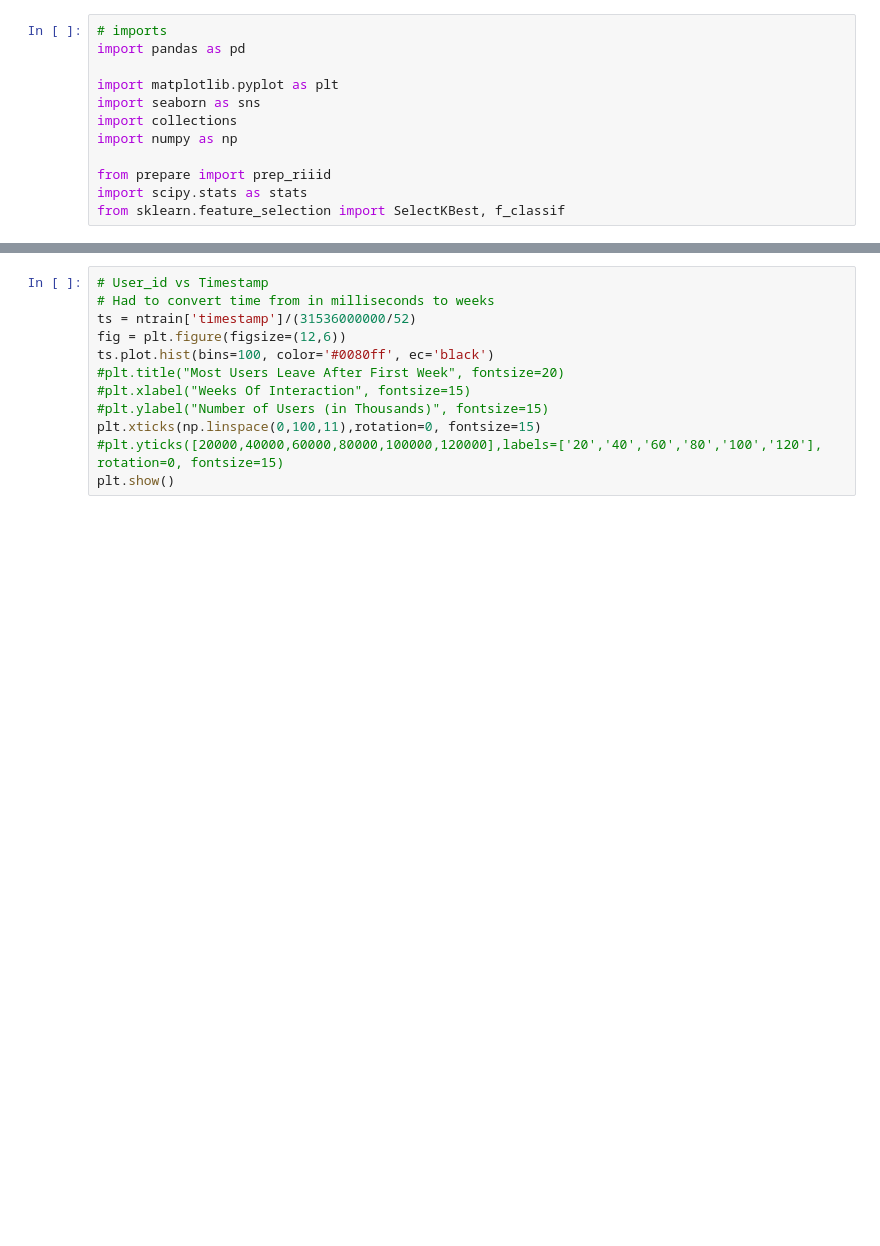
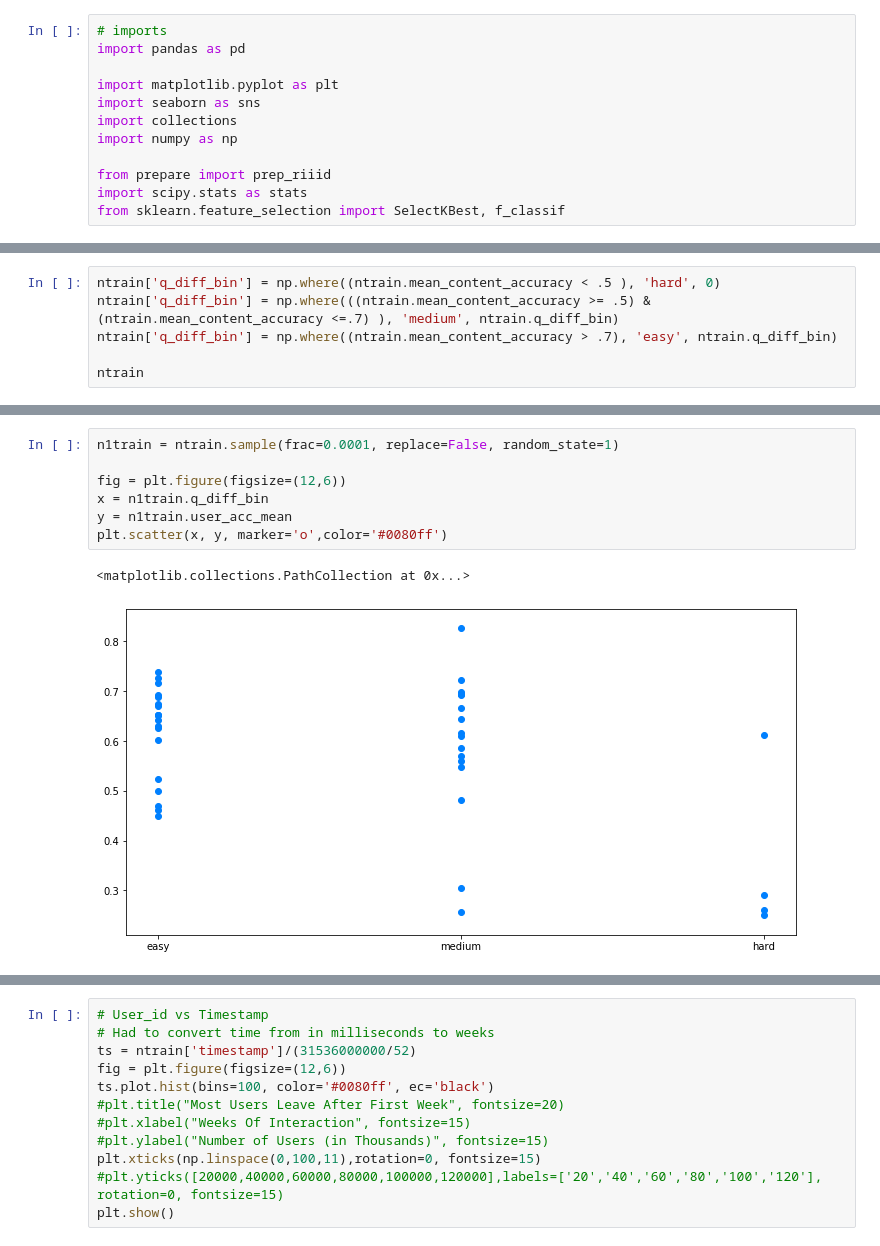
Before and after one commit to Riiid-Team/AI-Learning, a Jupyter notebook: MVP-Davila.ipynb, the cells around one changed output, grey strips where cells are left out. Cells and saved outputs as stored; diff of their text form; blank space fills up the shorter version.

```diff
--- a/MVP-Davila.ipynb
+++ b/MVP-Davila.ipynb
@@ -12,0 +22,6 @@ from sklearn.feature_selection import SelectKBest, f_classif
+# %%
+ntrain['q_diff_bin'] = np.where((ntrain.mean_content_accuracy < .5 ), 'hard', 0)
+ntrain['q_diff_bin'] = np.where(((ntrain.mean_content_accuracy >= .5) & (ntrain.mean_content_accuracy <=.7) ), 'medium', ntrain.q_diff_bin)
+ntrain['q_diff_bin'] = np.where((ntrain.mean_content_accuracy > .7), 'easy', ntrain.q_diff_bin)
+
+ntrain
@@ -12,0 +42,10 @@ from sklearn.feature_selection import SelectKBest, f_classif
+# %%
+n1train = ntrain.sample(frac=0.0001, replace=False, random_state=1)
+
+fig = plt.figure(figsize=(12,6))
+x = n1train.q_diff_bin
+y = n1train.user_acc_mean
+plt.scatter(x, y, marker='o',color='#0080ff')
+# %% [output]
+<matplotlib.collections.PathCollection at 0x...>
+[figure, added]
```
Also changed, not shown: parts of 12 cells of this notebook.
